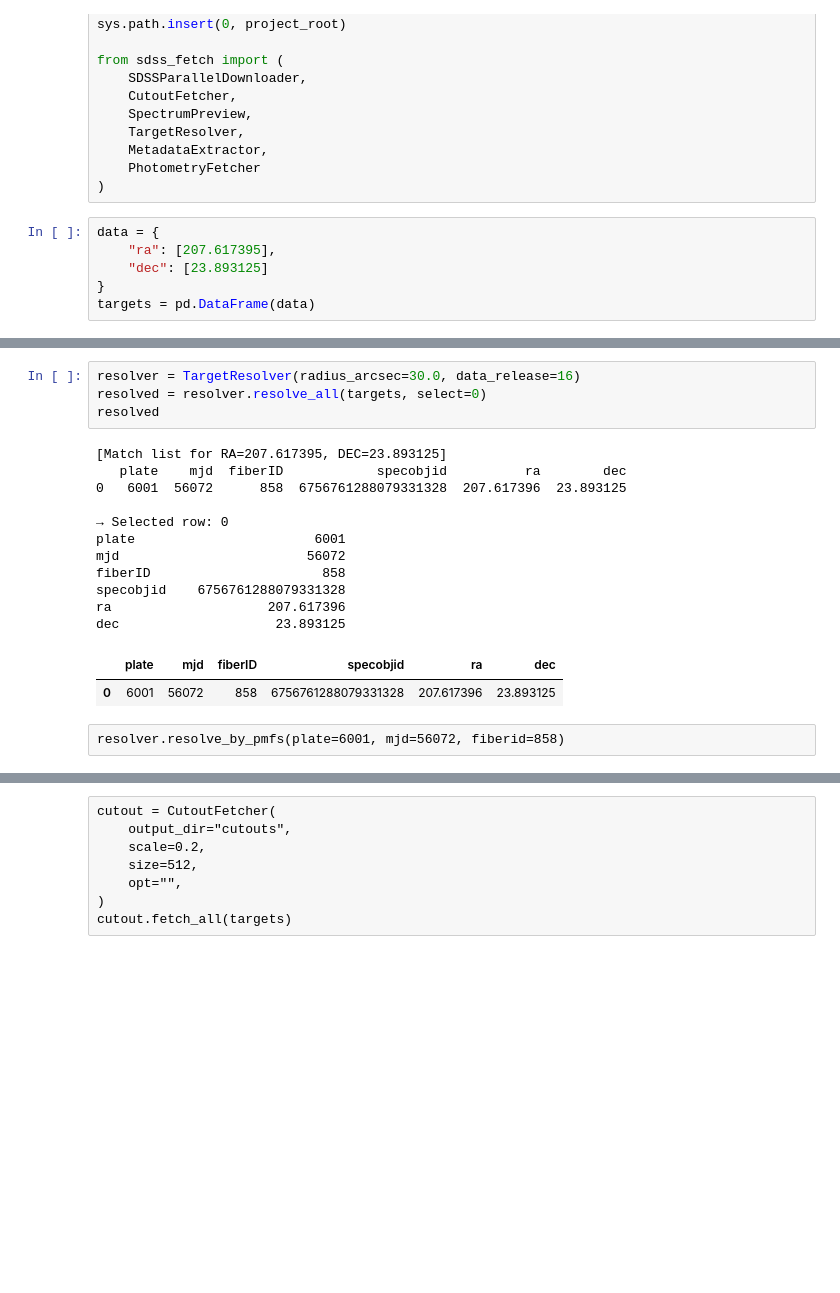
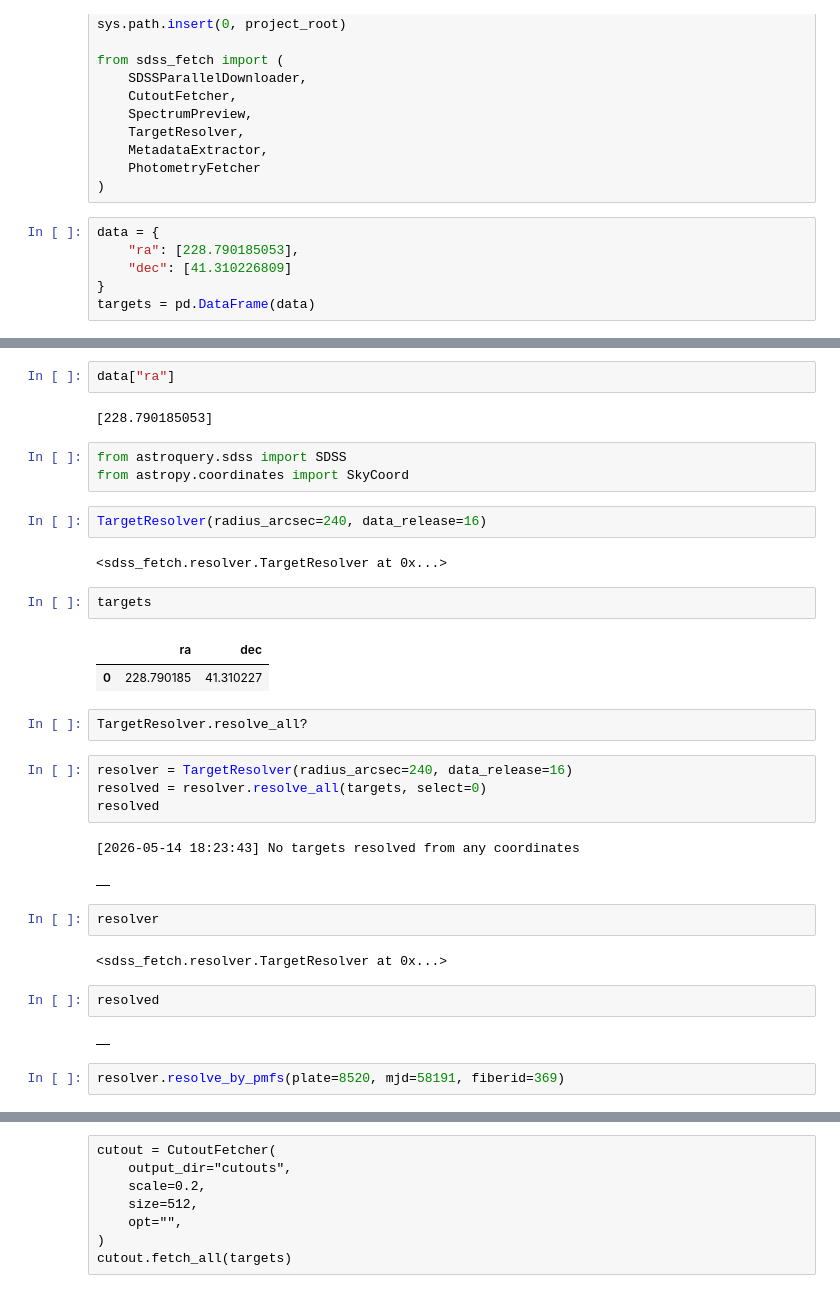
Before and after one commit to seyithokelek/sdss-fetch, a Jupyter notebook: examples/example.ipynb, the cells around one changed output, grey strips where cells are left out. Saved outputs shown, nothing was run; the diff lists cells and outputs as text; blank space fills up the shorter version.

```diff
--- a/examples/example.ipynb
+++ b/examples/example.ipynb
@@ -19,7 +19,7 @@ from sdss_fetch import (
 )
 # %%
 data = {
-    "ra": [207.617395],
-    "dec": [23.893125]
+    "ra": [228.790185053],
+    "dec": [41.310226809]
 }
 targets = pd.DataFrame(data)
@@ -30,23 +26,38 @@ resolver.resolve_all?
+# %%
+data["ra"]
+# %% [output]
+[228.790185053]
+# %%
+from astroquery.sdss import SDSS
+from astropy.coordinates import SkyCoord
+# %%
+TargetResolver(radius_arcsec=240, data_release=16)
+# %% [output]
+<sdss_fetch.resolver.TargetResolver at 0x...>
+# %%
+targets
+# %% [output]
+|  | ra | dec |
+| 0 | 228.790185 | 41.310227 |
+# %%
+TargetResolver.resolve_all?
 # %%
-resolver = TargetResolver(radius_arcsec=30.0, data_release=16)
+resolver = TargetResolver(radius_arcsec=240, data_release=16)
 resolved = resolver.resolve_all(targets, select=0)
 resolved
 # %% [output]
-[Match list for RA=207.617395, DEC=23.893125]
-   plate    mjd  fiberID            specobjid          ra        dec
-0   6001  56072      858  6756761288079331328  207.617396  23.893125
-
-→ Selected row: 0
-plate                       6001
-mjd                        56072
-fiberID                      858
-specobjid    6756761288079331328
-ra                    207.617396
-dec                    23.893125
+[2026-05-14 18:23:43] No targets resolved from any coordinates
-|  | plate | mjd | fiberID | specobjid | ra | dec |
-| 0 | 6001 | 56072 | 858 | 6756761288079331328 | 207.617396 | 23.893125 |
+|  |
-# %% [raw]
-resolver.resolve_by_pmfs(plate=6001, mjd=56072, fiberid=858)
+# %%
+resolver
+# %% [output]
+<sdss_fetch.resolver.TargetResolver at 0x...>
+# %%
+resolved
+# %% [output]
+|  |
+# %%
+resolver.resolve_by_pmfs(plate=8520, mjd=58191, fiberid=369)
 # %%
 downloader = SDSSParallelDownloader(output_dir="spectra", max_workers=4)
 downloader.download_all(
```
Also changed, not shown: parts of 25 cells of this notebook.
